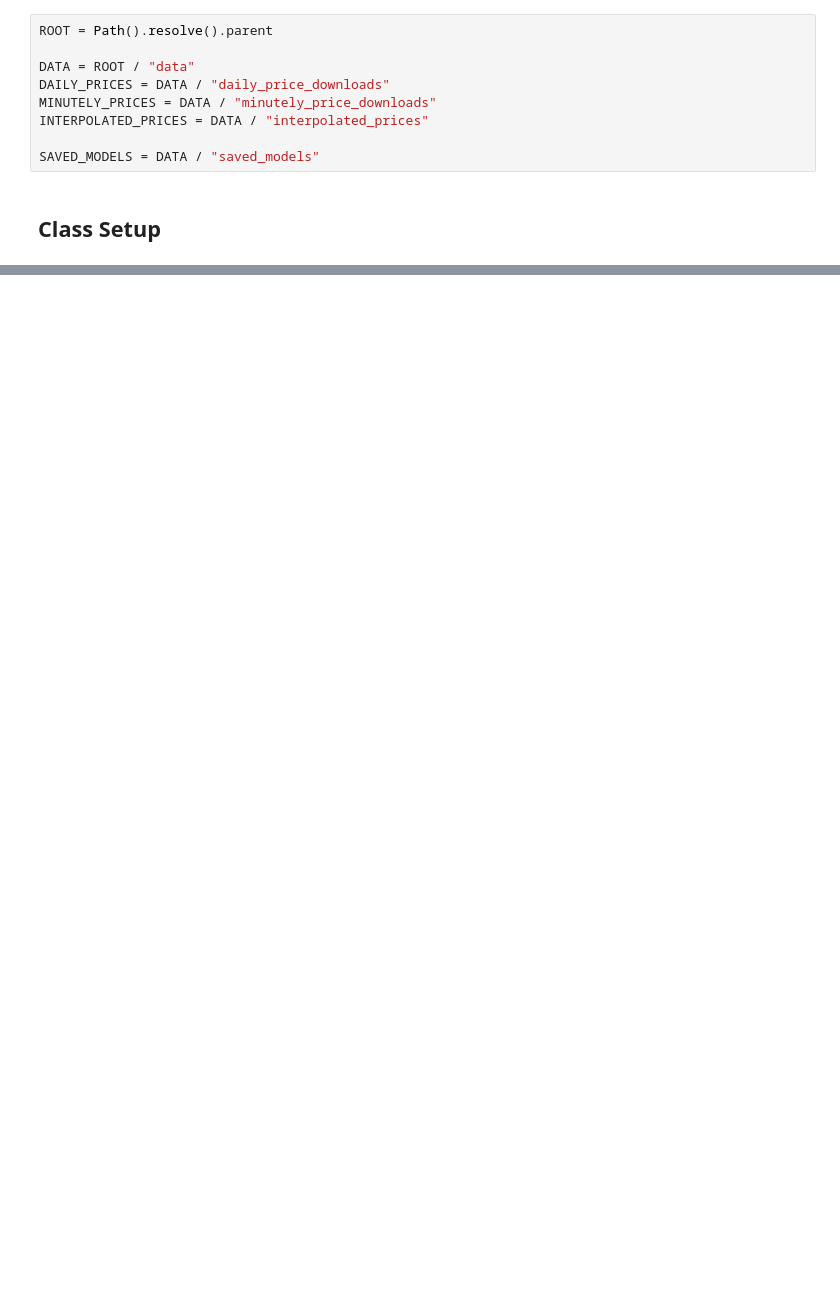
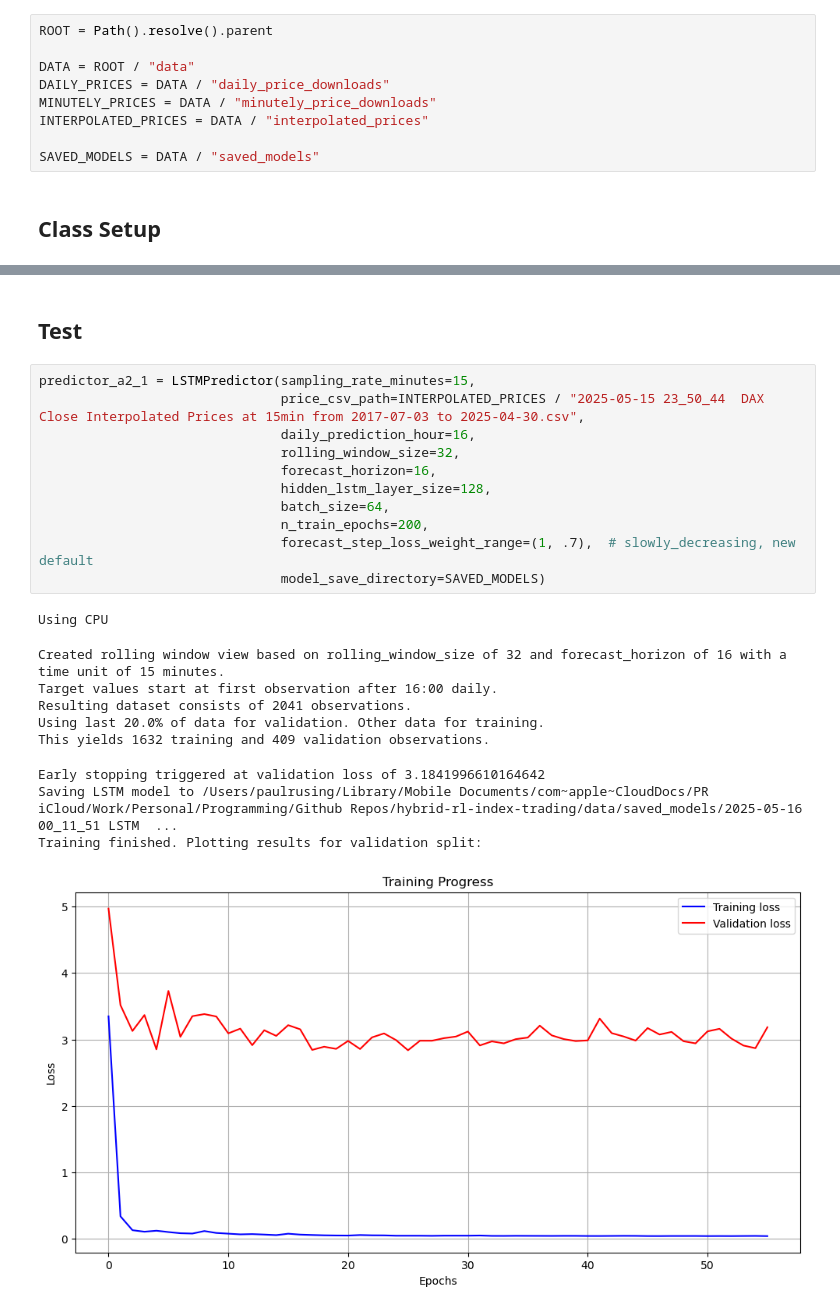
Before and after one commit to paulruesing/hybrid-rl-index-trading, a Jupyter notebook: notebooks/predictor_parametrisation.ipynb, the cells around one changed output, grey strips where cells are left out. Cells and saved outputs as stored; diff of their text form; blank space fills up the shorter version.

```diff
--- a/notebooks/predictor_parametrisation.ipynb
+++ b/notebooks/predictor_parametrisation.ipynb
@@ -170,0 +838,24 @@ class LSTMPredictor:
+# %% [markdown]
+## Test
+# %%
+predictor_a2_1 = LSTMPredictor(sampling_rate_minutes=15,
+                               price_csv_path=INTERPOLATED_PRICES / "2025-05-15 23_50_44  DAX Close Interpolated Prices at 15min from 2017-07-03 to 2025-04-30.csv",
+                               daily_prediction_hour=16,
+                               rolling_window_size=32,
+                               forecast_horizon=16,
+                               hidden_lstm_layer_size=128,
+                               batch_size=64,
+                               n_train_epochs=200,
+                               forecast_step_loss_weight_range=(1, .7),  # slowly_decreasing, new default
+                               model_save_directory=SAVED_MODELS)
+# %% [output]
+Using CPU
+Created rolling window view based on rolling_window_size of 32 and forecast_horizon of 16 with a time unit of 15 minutes.
+Target values start at first observation after 16:00 daily.
+Resulting dataset consists of 2041 observations.
+Using last 20.0% of data for validation. Other data for training.
+This yields 1632 training and 409 validation observations.
+Early stopping triggered at validation loss of 3.1841996610164642
+Saving LSTM model to /Users/paulrusing/Library/Mobile Documents/com~apple~CloudDocs/PR iCloud/Work/Personal/Programming/Github Repos/hybrid-rl-index-trading/data/saved_models/2025-05-16 00_11_51 LSTM  ...
+Training finished. Plotting results for validation split:
+[figure, added]
```
Also changed, not shown: parts of 9 cells of this notebook.
